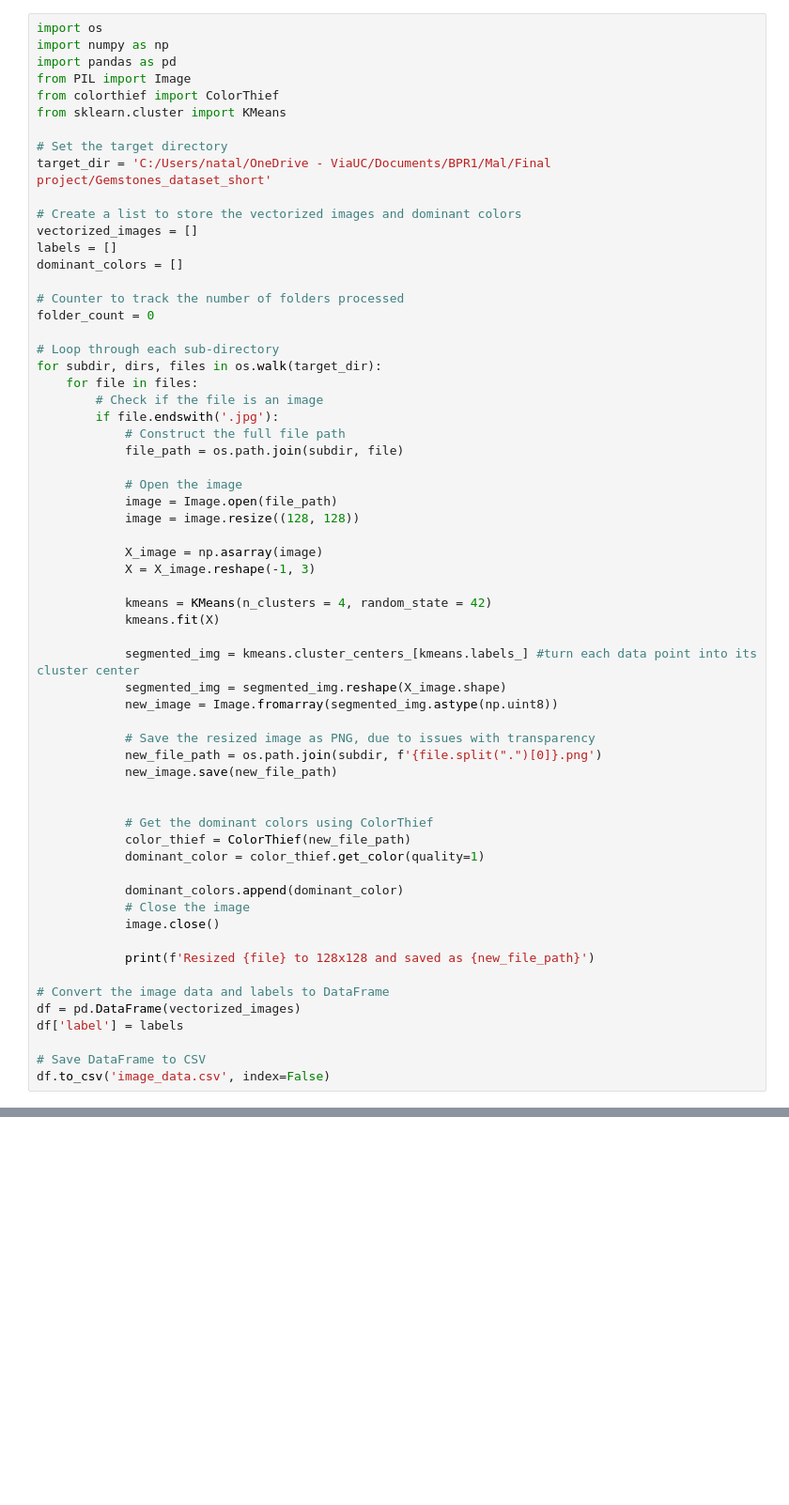
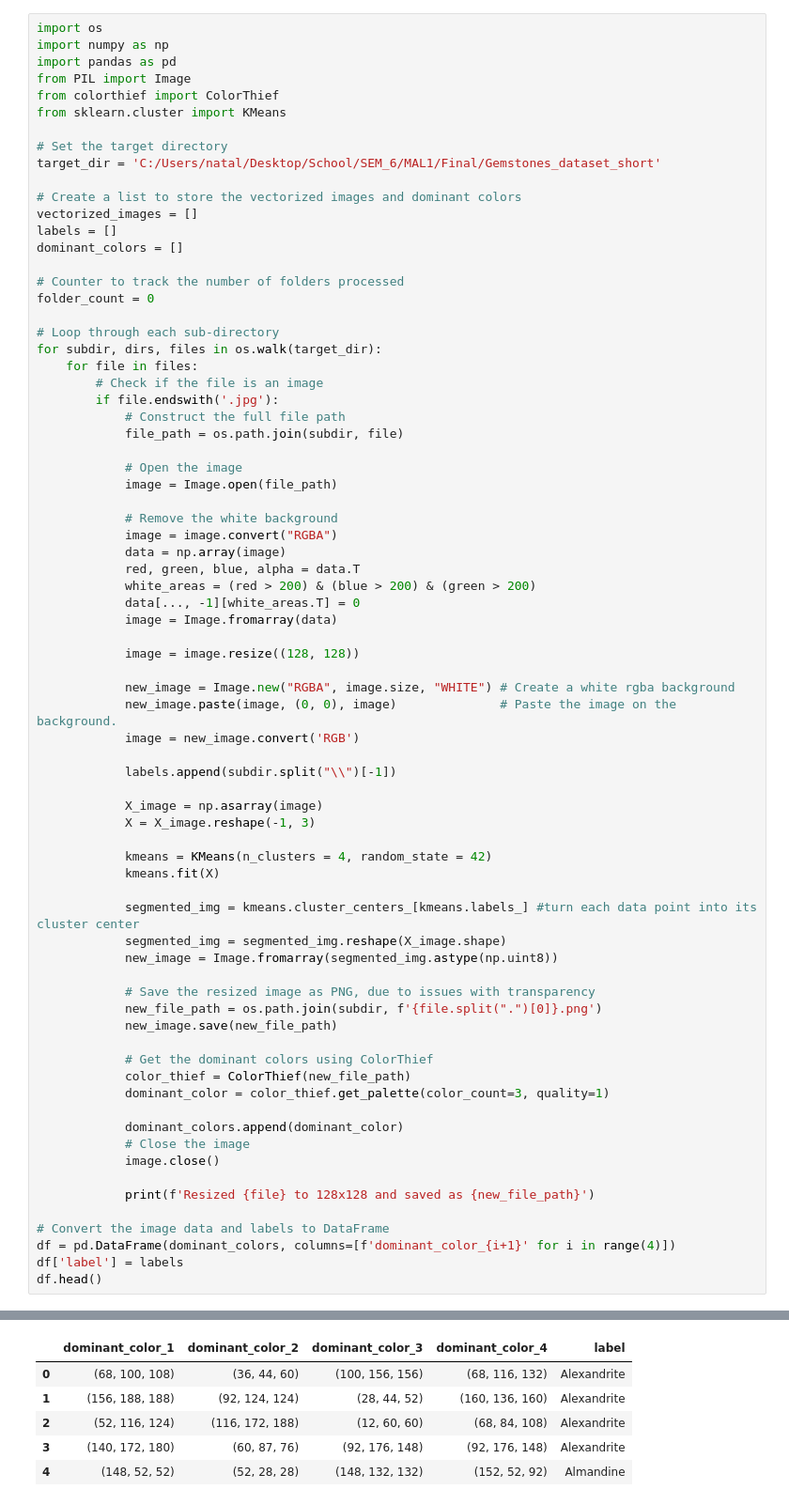
Before and after one commit to koziara/Final-project, a Jupyter notebook: final_project_short.ipynb, the cells around one changed output, grey strips where cells are left out. Shown: that part at 94% size. Saved outputs shown, nothing was run; the diff lists cells and outputs as text; blank space fills up the shorter version.

```diff
--- a/final_project_short.ipynb
+++ b/final_project_short.ipynb
@@ -7,7 +71,7 @@ from colorthief import ColorThief
 from sklearn.cluster import KMeans
 
 # Set the target directory
-target_dir = 'C:/Users/natal/OneDrive - ViaUC/Documents/BPR1/Mal/Final project/Gemstones_dataset_short'
+target_dir = 'C:/Users/natal/Desktop/School/SEM_6/MAL1/Final/Gemstones_dataset_short'
 
 # Create a list to store the vectorized images and dominant colors
 vectorized_images = []
@@ -27,7 +91,22 @@ for subdir, dirs, files in os.walk(target_dir):
 
             # Open the image
             image = Image.open(file_path)
+
+            # Remove the white background
+            image = image.convert("RGBA")
+            data = np.array(image)
+            red, green, blue, alpha = data.T
+            white_areas = (red > 200) & (blue > 200) & (green > 200)
+            data[..., -1][white_areas.T] = 0
+            image = Image.fromarray(data)
+
             image = image.resize((128, 128))
+
+            new_image = Image.new("RGBA", image.size, "WHITE") # Create a white rgba background
+            new_image.paste(image, (0, 0), image)              # Paste the image on the background.
+            image = new_image.convert('RGB')
+
+            labels.append(subdir.split("\\")[-1])
 
             X_image = np.asarray(image)
             X = X_image.reshape(-1, 3)
@@ -43,10 +122,9 @@ for subdir, dirs, files in os.walk(target_dir):
             new_file_path = os.path.join(subdir, f'{file.split(".")[0]}.png')
             new_image.save(new_file_path)
 
-
             # Get the dominant colors using ColorThief
             color_thief = ColorThief(new_file_path)
-            dominant_color = color_thief.get_color(quality=1)
+            dominant_color = color_thief.get_palette(color_count=3, quality=1)
 
             dominant_colors.append(dominant_color)
             # Close the image
@@ -55,9 +133,7 @@ for subdir, dirs, files in os.walk(target_dir):
             print(f'Resized {file} to 128x128 and saved as {new_file_path}')
 
 # Convert the image data and labels to DataFrame
-df = pd.DataFrame(vectorized_images)
+df = pd.DataFrame(dominant_colors, columns=[f'dominant_color_{i+1}' for i in range(4)])
 df['label'] = labels
-
-# Save DataFrame to CSV
-df.to_csv('image_data.csv', index=False)
+df.head()
 # %% [output]
@@ -80,0 +157,6 @@ Resized aventurine yellow_9.jpg to 128x128 and saved as C:/Users/natal/OneDrive
+|  | dominant_color_1 | dominant_color_2 | dominant_color_3 | dominant_color_4 | label |
+| 0 | (68, 100, 108) | (36, 44, 60) | (100, 156, 156) | (68, 116, 132) | Alexandrite |
+| 1 | (156, 188, 188) | (92, 124, 124) | (28, 44, 52) | (160, 136, 160) | Alexandrite |
+| 2 | (52, 116, 124) | (116, 172, 188) | (12, 60, 60) | (68, 84, 108) | Alexandrite |
+| 3 | (140, 172, 180) | (60, 87, 76) | (92, 176, 148) | (92, 176, 148) | Alexandrite |
+| 4 | (148, 52, 52) | (52, 28, 28) | (148, 132, 132) | (152, 52, 92) | Almandine |
```
Also changed, not shown: parts of 3 cells of this notebook.
